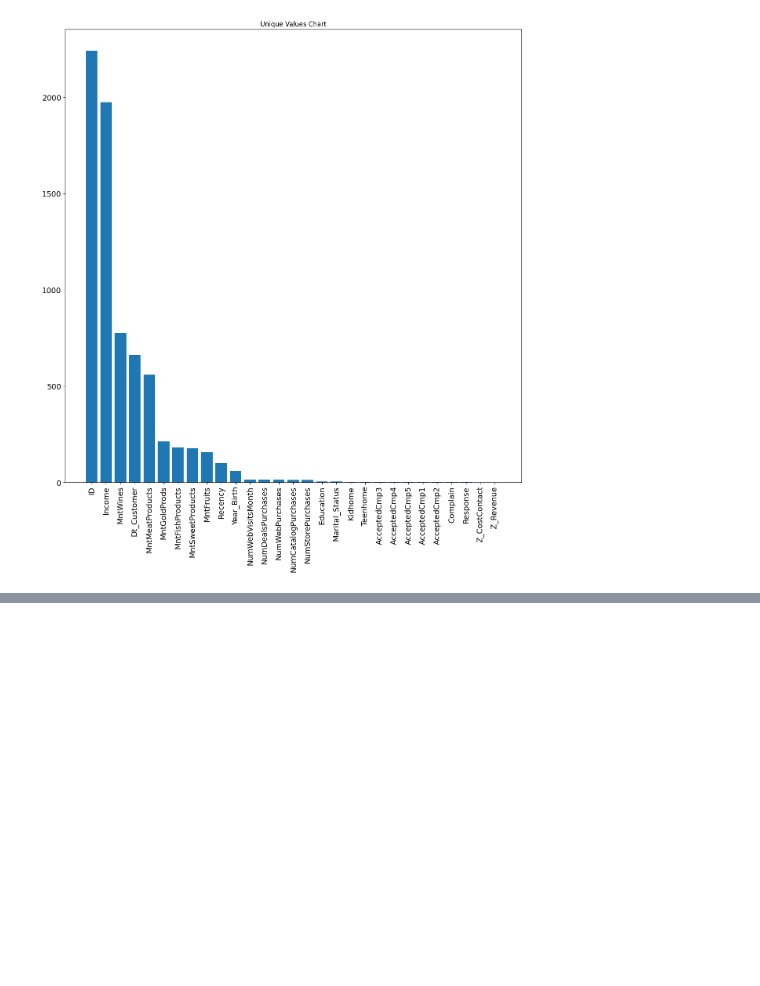
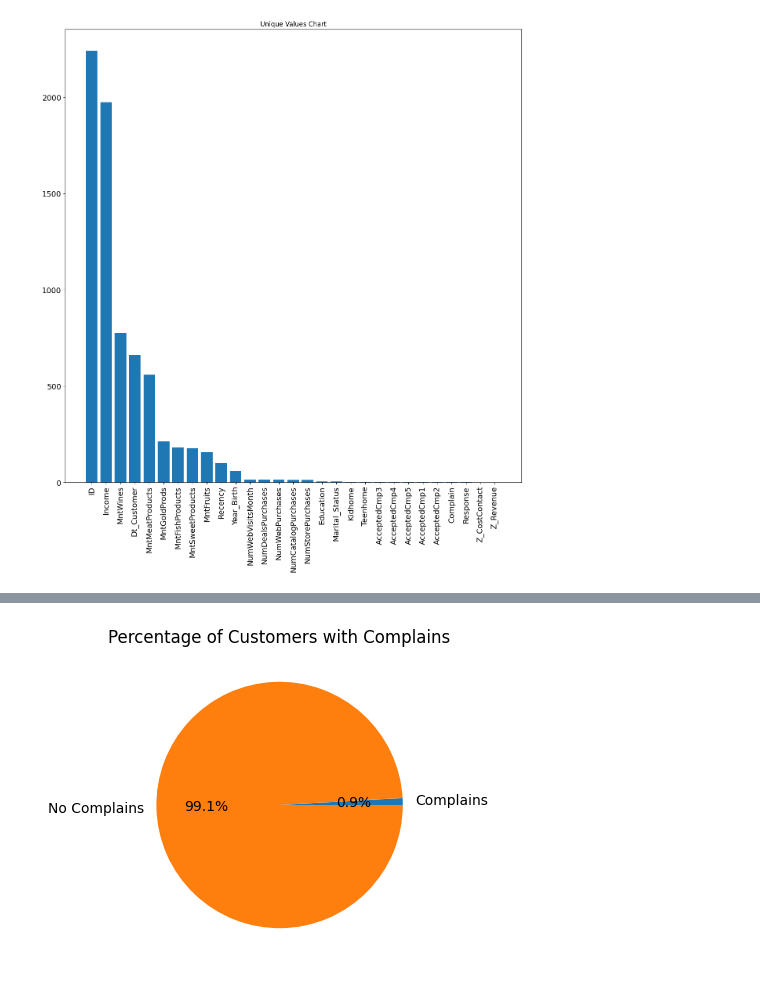
Before and after one commit to UpTheShipCreek/Data_Mining_Techniques_1, a Jupyter notebook: assingment1.ipynb, the cells around one changed output, grey strips where cells are left out. Cells and saved outputs as stored; diff of their text form; code cells hidden in the pictures; blank space fills up the shorter version.

```diff
--- a/assingment1.ipynb
+++ b/assingment1.ipynb
@@ -155,0 +269,12 @@ plt.show()
+# %%
+#2#
+number_of_customers = len(newdf)
+number_of_complains = sum(newdf['Complain'] >= 1)
+rest  = number_of_customers - number_of_complains
+
+fig, ax = plt.subplots(figsize=(7, 4))
+ax.pie([number_of_complains, rest], labels=['Complains', 'No Complains'], autopct='%1.1f%%')
+ax.set_title('Percentage of Customers with Complains')
+plt.show()
+# %% [output]
+[figure, added]
```
Also changed, not shown: parts of 23 cells of this notebook.
